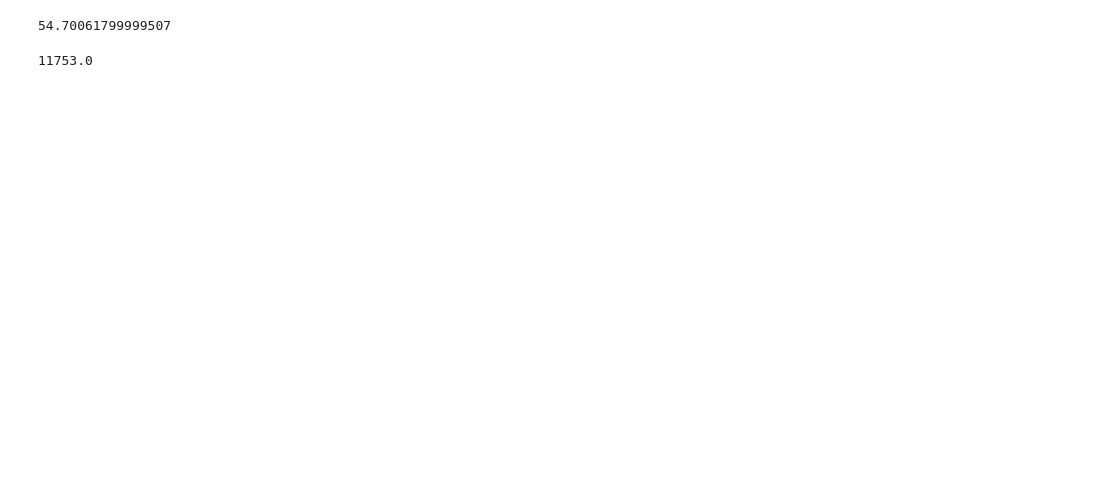
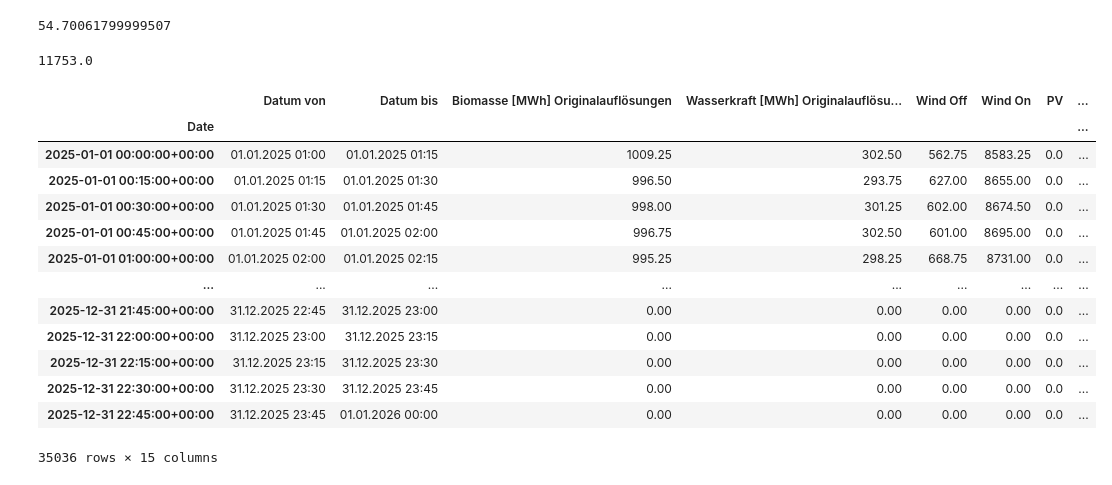
Before and after one commit to strubbi77/breisgauwind, a Jupyter notebook: 2024 Strom DE.ipynb, the cells around one changed output. Saved outputs shown, nothing was run; the diff lists cells and outputs as text; code cells hidden in the pictures; blank space fills up the shorter version.

Commit message:
Daten von Jan 25

```diff
--- a/2024 Strom DE.ipynb
+++ b/2024 Strom DE.ipynb
@@ -2,7 +2,18 @@
 import pandas as pd
 import numpy as np
 
-Strompreis=pd.read_csv("Daten entsoe/Gro_handelspreise_202311010000_202502010000_Stunde.csv",na_values='-',header=0 ,sep=';', decimal=",", thousands=".")
+jahr = '2025'
+
+if jahr == '2025':
+    ghp="Daten entsoe/Gro_handelspreise_202501010000_202601010000_Stunde.csv"
+    psf="Daten entsoe/Physikalischer_Stromfluss_202501010000_202601010000_Viertelstunde.csv"
+    rez='Daten entsoe/Realisierte_Erzeugung_202501010000_202601010000_Viertelstunde.csv'
+else:
+    ghp="Daten entsoe/Gro_handelspreise_202311010000_202502010000_Stunde.csv"
+    psf="Daten entsoe/Physikalischer_Stromfluss_202311010000_202502010000_Viertelstunde.csv"
+    rez='Daten entsoe/Realisierte_Erzeugung_202311010000_202502010000_Viertelstunde.csv'
+
+Strompreis=pd.read_csv(ghp,na_values='-',header=0 ,sep=';', decimal=",", thousands=".")
 # %%
 Strompreis['Datum']=pd.to_datetime(Strompreis['Datum von'],format='%d.%m.%Y %H:%M')
 Strompreis=Strompreis.sort_values('Datum',kind='stable')
@@ -90,11 +101,11 @@ Strom
 # %%
-datei='Daten entsoe/Realisierte_Erzeugung_202311010000_202502010000_Viertelstunde.csv'
+datei=rez
 Stromerzeugung=pd.read_csv(datei,sep=';', decimal=",", thousands=".",header=0,na_values='-',on_bad_lines='skip')
 # %%
 Stromerzeugung['Datum']=pd.to_datetime(Stromerzeugung['Datum von'],format='%d.%m.%Y %H:%M')
 Stromerzeugung['Datum']=Stromerzeugung['Datum'].dt.tz_localize('Europe/Berlin',ambiguous='infer')
 Stromerzeugung['Date']=Stromerzeugung['Datum'].dt.tz_convert('UTC')
-Stromerzeugung=Stromerzeugung[Stromerzeugung['Date'].dt.year==2024]
+Stromerzeugung=Stromerzeugung[Stromerzeugung['Date'].dt.year==int(jahr)]
 Stromerzeugung=Stromerzeugung.set_index('Date').fillna(0)
 # %%
 Stromerzeugung=Stromerzeugung.rename(columns={'Wind Offshore [MWh] Originalauflösungen':'Wind Off','Wind Onshore [MWh] Originalauflösungen':'Wind On','Photovoltaik [MWh] Originalauflösungen':'PV'})
@@ -115,3 +126,20 @@ sum(np.where(pv>max(pv)/2,max(pv)/2,pv))
 max(Stromerzeugung['PV'])
 # %% [output]
 11753.0
+# %%
+Stromerzeugung
+# %% [output]
+|  | Datum von | Datum bis | Biomasse [MWh] Originalauflösungen | Wasserkraft [MWh] Originalauflösu... | Wind Off | Wind On | PV | ... |
+| Date |  |  |  |  |  |  |  | ... |
+| 2025-01-01 00:00:00+00:00 | 01.01.2025 01:00 | 01.01.2025 01:15 | 1009.25 | 302.50 | 562.75 | 8583.25 | 0.0 | ... |
+| 2025-01-01 00:15:00+00:00 | 01.01.2025 01:15 | 01.01.2025 01:30 | 996.50 | 293.75 | 627.00 | 8655.00 | 0.0 | ... |
+| 2025-01-01 00:30:00+00:00 | 01.01.2025 01:30 | 01.01.2025 01:45 | 998.00 | 301.25 | 602.00 | 8674.50 | 0.0 | ... |
+| 2025-01-01 00:45:00+00:00 | 01.01.2025 01:45 | 01.01.2025 02:00 | 996.75 | 302.50 | 601.00 | 8695.00 | 0.0 | ... |
+| 2025-01-01 01:00:00+00:00 | 01.01.2025 02:00 | 01.01.2025 02:15 | 995.25 | 298.25 | 668.75 | 8731.00 | 0.0 | ... |
+| ... | ... | ... | ... | ... | ... | ... | ... | ... |
+| 2025-12-31 21:45:00+00:00 | 31.12.2025 22:45 | 31.12.2025 23:00 | 0.00 | 0.00 | 0.00 | 0.00 | 0.0 | ... |
+| 2025-12-31 22:00:00+00:00 | 31.12.2025 23:00 | 31.12.2025 23:15 | 0.00 | 0.00 | 0.00 | 0.00 | 0.0 | ... |
+| 2025-12-31 22:15:00+00:00 | 31.12.2025 23:15 | 31.12.2025 23:30 | 0.00 | 0.00 | 0.00 | 0.00 | 0.0 | ... |
+| 2025-12-31 22:30:00+00:00 | 31.12.2025 23:30 | 31.12.2025 23:45 | 0.00 | 0.00 | 0.00 | 0.00 | 0.0 | ... |
+| 2025-12-31 22:45:00+00:00 | 31.12.2025 23:45 | 01.01.2026 00:00 | 0.00 | 0.00 | 0.00 | 0.00 | 0.0 | ... |
+35036 rows × 15 columns
```
Also changed, not shown: parts of 6 cells of this notebook, 7 other files.
